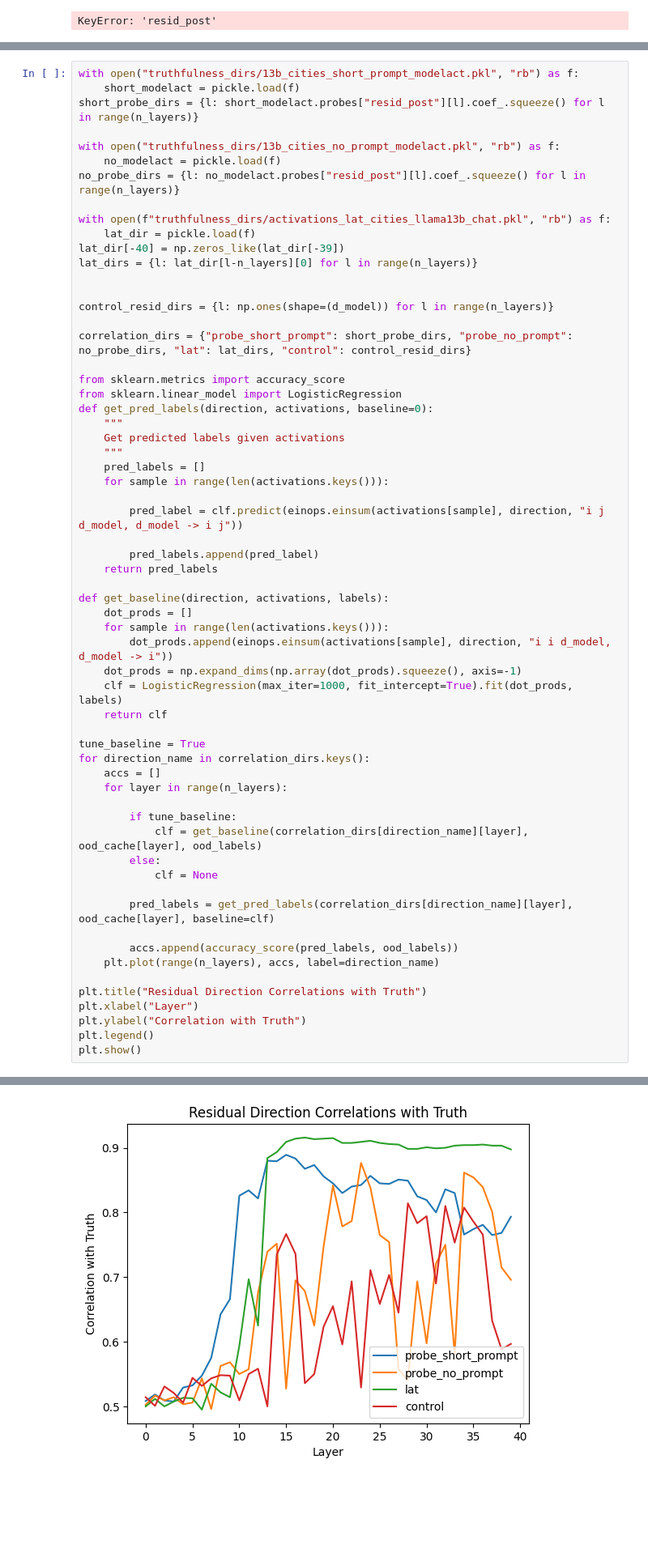
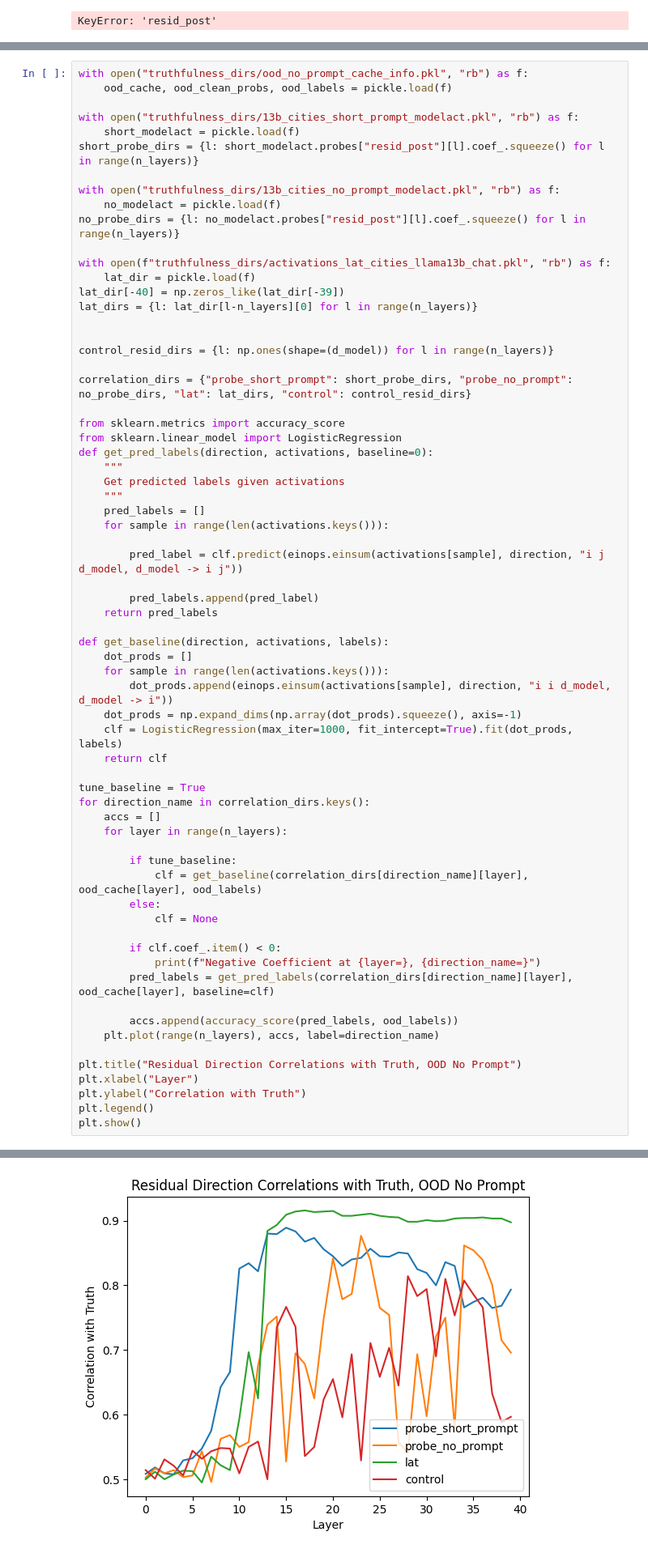
Before and after one commit to magikarp01/rep_control, a Jupyter notebook: rep_testing.ipynb, the cells around one changed output, grey strips where cells are left out. Shown at 81% size. Cells and saved outputs as stored; diff of their text form; blank space fills up the shorter version.

Commit message:
More Correlation Experimentation

```diff
--- a/rep_testing.ipynb
+++ b/rep_testing.ipynb
@@ -506,6 +506,9 @@ def plot_performances(performances, plot_keys):
 ## Part 1: Correlation
 Measure correlations from probe accuracy to
 # %%
+with open("truthfulness_dirs/ood_no_prompt_cache_info.pkl", "rb") as f:
+    ood_cache, ood_clean_probs, ood_labels = pickle.load(f)
+
 with open("truthfulness_dirs/13b_cities_short_prompt_modelact.pkl", "rb") as f:
     short_modelact = pickle.load(f)
 short_probe_dirs = {l: short_modelact.probes["resid_post"][l].coef_.squeeze() for l in range(n_layers)}
@@ -556,12 +559,14 @@ for direction_name in correlation_dirs.keys():
         else:
             clf = None
 
+        if clf.coef_.item() < 0:
+            print(f"Negative Coefficient at {layer=}, {direction_name=}")
         pred_labels = get_pred_labels(correlation_dirs[direction_name][layer], ood_cache[layer], baseline=clf)
 
         accs.append(accuracy_score(pred_labels, ood_labels))
     plt.plot(range(n_layers), accs, label=direction_name)
 
-plt.title("Residual Direction Correlations with Truth")
+plt.title("Residual Direction Correlations with Truth, OOD No Prompt")
 plt.xlabel("Layer")
 plt.ylabel("Correlation with Truth")
 plt.legend()
@@ -570,4 +592,4 @@ plt.show()
-[figure, old version]
+[figure, new version]
 # %% [markdown]
 ## Part 2: Causation
 If we add the residual direction, we expect the model to output "True" more. If we subtract the residual direction, we expect the model to output "False" more. If we add/subtract based on the label, hopefully the model might get more accurate.
```
Also changed, not shown: parts of 1 cell of this notebook.
